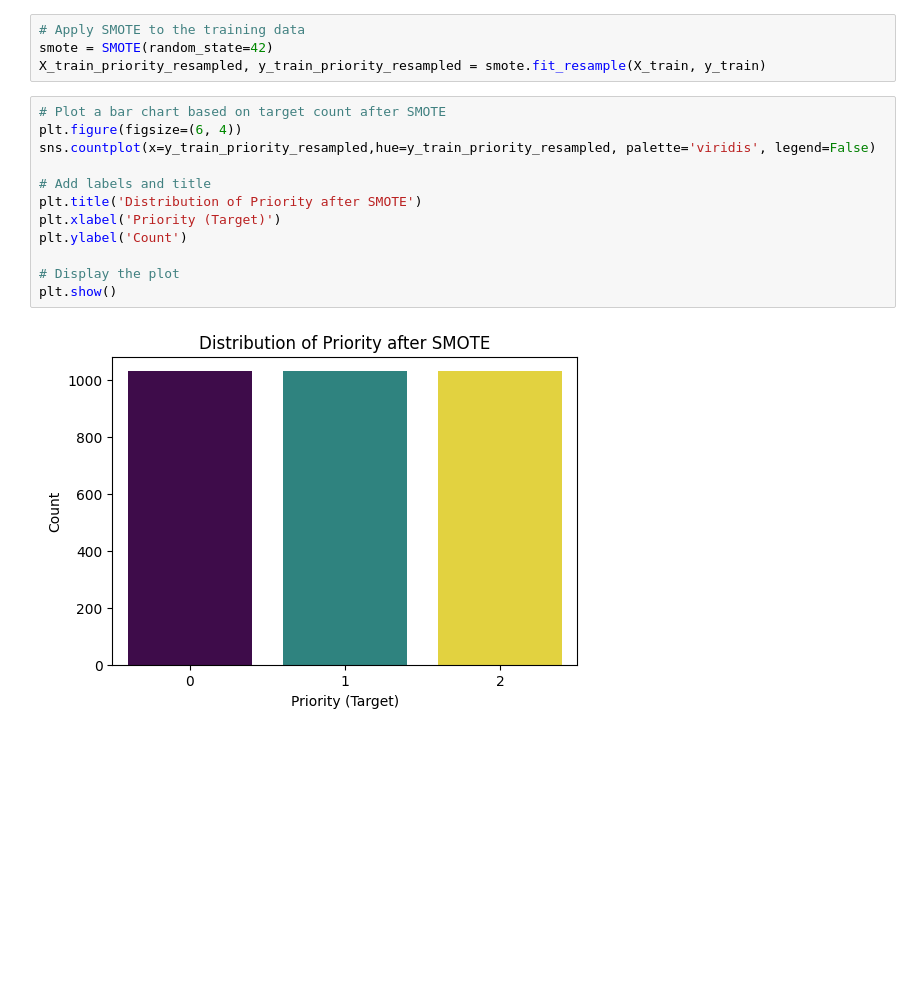
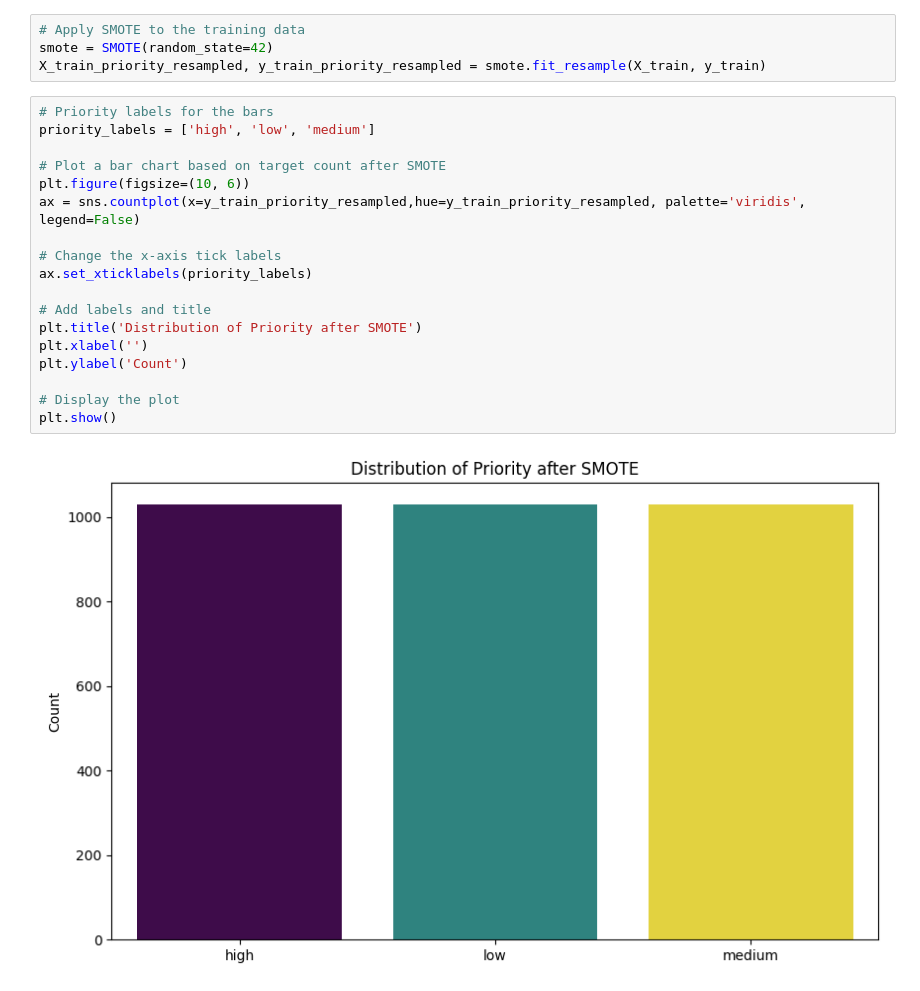
Before and after one commit to OnionKnightN/ml-ticket-triage-system, a Jupyter notebook: strategic_thinking_capstone_project_sba24098.ipynb, the cells around one changed output. Drawn from its saved outputs; the diff is of its cells as text; blank space fills up the shorter version.

```diff
--- a/strategic_thinking_capstone_project_sba24098.ipynb
+++ b/strategic_thinking_capstone_project_sba24098.ipynb
@@ -1150,16 +1168,22 @@ X_train.shape, X_test.shape, y_train.shape, y_test.shape
 smote = SMOTE(random_state=42)
 X_train_priority_resampled, y_train_priority_resampled = smote.fit_resample(X_train, y_train)
 # %%
+# Priority labels for the bars
+priority_labels = ['high', 'low', 'medium']
+
 # Plot a bar chart based on target count after SMOTE
-plt.figure(figsize=(6, 4))
-sns.countplot(x=y_train_priority_resampled,hue=y_train_priority_resampled, palette='viridis', legend=False)
+plt.figure(figsize=(10, 6))
+ax = sns.countplot(x=y_train_priority_resampled,hue=y_train_priority_resampled, palette='viridis', legend=False)
+
+# Change the x-axis tick labels
+ax.set_xticklabels(priority_labels)
 
 # Add labels and title
 plt.title('Distribution of Priority after SMOTE')
-plt.xlabel('Priority (Target)')
+plt.xlabel('')
 plt.ylabel('Count')
 
 # Display the plot
 plt.show()
 # %% [output]
-[figure, old version]
+[figure, new version]
```
Also changed, not shown: parts of 3 cells of this notebook.
